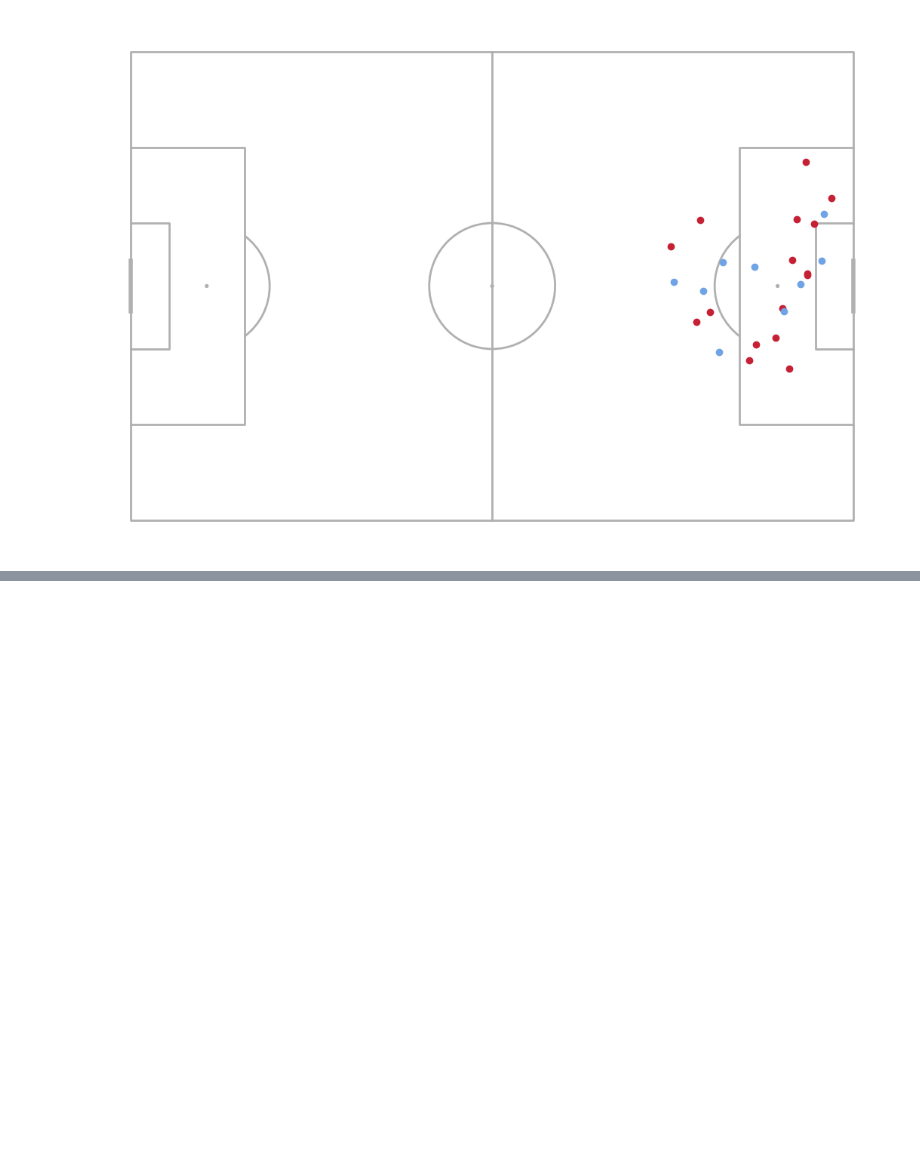
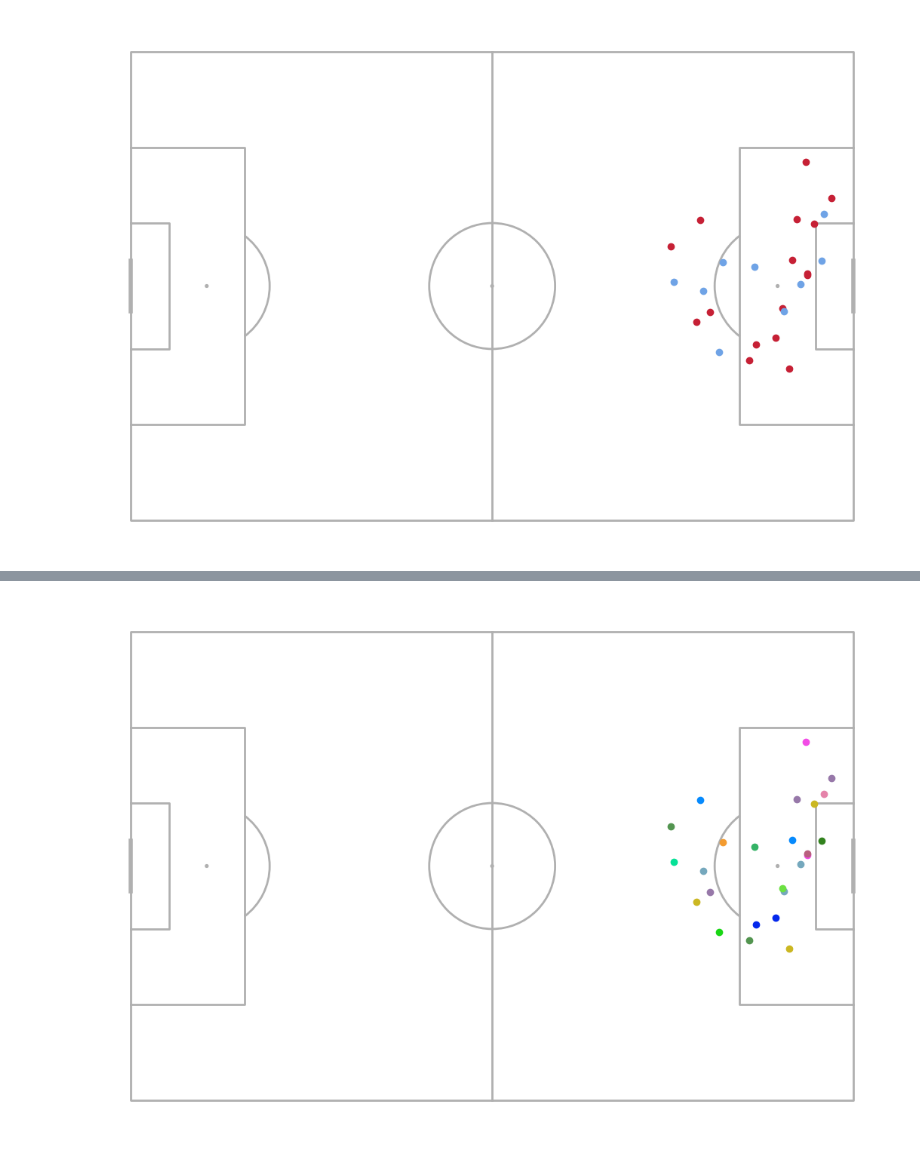
Before and after one commit to axelbol/euro24-final-analysis, a Jupyter notebook: shots.ipynb, the cells around one changed output, grey strips where cells are left out. Drawn from its saved outputs; the diff is of its cells as text; code cells hidden in the pictures; blank space fills up the shorter version.

Commit message:
shots by player & by team

```diff
--- a/shots.ipynb
+++ b/shots.ipynb
@@ -264,0 +284,42 @@ plt.show()
+# %%
+# Shots by player ID
+p1202110 = df_shots_euro_final_24[df_shots_euro_final_24.playerId == 1202110]
+p654096 = df_shots_euro_final_24[df_shots_euro_final_24.playerId == 654096]
+p213501 = df_shots_euro_final_24[df_shots_euro_final_24.playerId == 213501]
+p614834 = df_shots_euro_final_24[df_shots_euro_final_24.playerId == 614834]
+p605654 = df_shots_euro_final_24[df_shots_euro_final_24.playerId == 605654]
+p678234 = df_shots_euro_final_24[df_shots_euro_final_24.playerId == 678234]
+p1467236 = df_shots_euro_final_24[df_shots_euro_final_24.playerId == 1467236]
+p194165 = df_shots_euro_final_24[df_shots_euro_final_24.playerId == 194165]
+p609516 = df_shots_euro_final_24[df_shots_euro_final_24.playerId == 609516]
+p1077894 = df_shots_euro_final_24[df_shots_euro_final_24.playerId == 1077894]
+p815006 = df_shots_euro_final_24[df_shots_euro_final_24.playerId == 815006]
+p411617 = df_shots_euro_final_24[df_shots_euro_final_24.playerId == 411617]
+p540088 = df_shots_euro_final_24[df_shots_euro_final_24.playerId == 540088]
+p1096353 = df_shots_euro_final_24[df_shots_euro_final_24.playerId == 1096353]
+p844425 = df_shots_euro_final_24[df_shots_euro_final_24.playerId == 844425]
+# %%
+# Shots by team, both periods
+fig, ax = plt.subplots(figsize=(16, 9))
+pitch = Pitch(pitch_type='custom', pitch_length=105, pitch_width=68)
+pitch.draw(ax=ax)
+
+pitch.scatter(p1202110.x, p1202110.y, c='#9778a9', ax=ax)
+pitch.scatter(p654096.x, p654096.y, c='#75a8bd', ax=ax)
+pitch.scatter(p213501.x, p213501.y, c='#cbb722', ax=ax)
+pitch.scatter(p614834.x, p614834.y, c='#068afd', ax=ax)
+pitch.scatter(p605654.x, p605654.y, c='#539550', ax=ax)
+pitch.scatter(p678234.x, p678234.y, c='#f24ce6', ax=ax)
+pitch.scatter(p1467236.x, p1467236.y, c='#0428ec', ax=ax)
+pitch.scatter(p194165.x, p194165.y, c='#34b366', ax=ax)
+pitch.scatter(p609516.x, p609516.y, c='#b85f7e', ax=ax)
+pitch.scatter(p1077894.x, p1077894.y, c='#f39b30', ax=ax)
+pitch.scatter(p815006.x, p815006.y, c='#e583aa', ax=ax)
+pitch.scatter(p411617.x, p411617.y, c='#6ce142', ax=ax)
+pitch.scatter(p540088.x, p540088.y, c='#06e197', ax=ax)
+pitch.scatter(p1096353.x, p1096353.y, c='#19d614', ax=ax)
+pitch.scatter(p844425.x, p844425.y, c='#32821e', ax=ax)
+
+plt.show()
+# %% [output]
+[figure, added]
```
Also changed, not shown: parts of 9 cells of this notebook.
